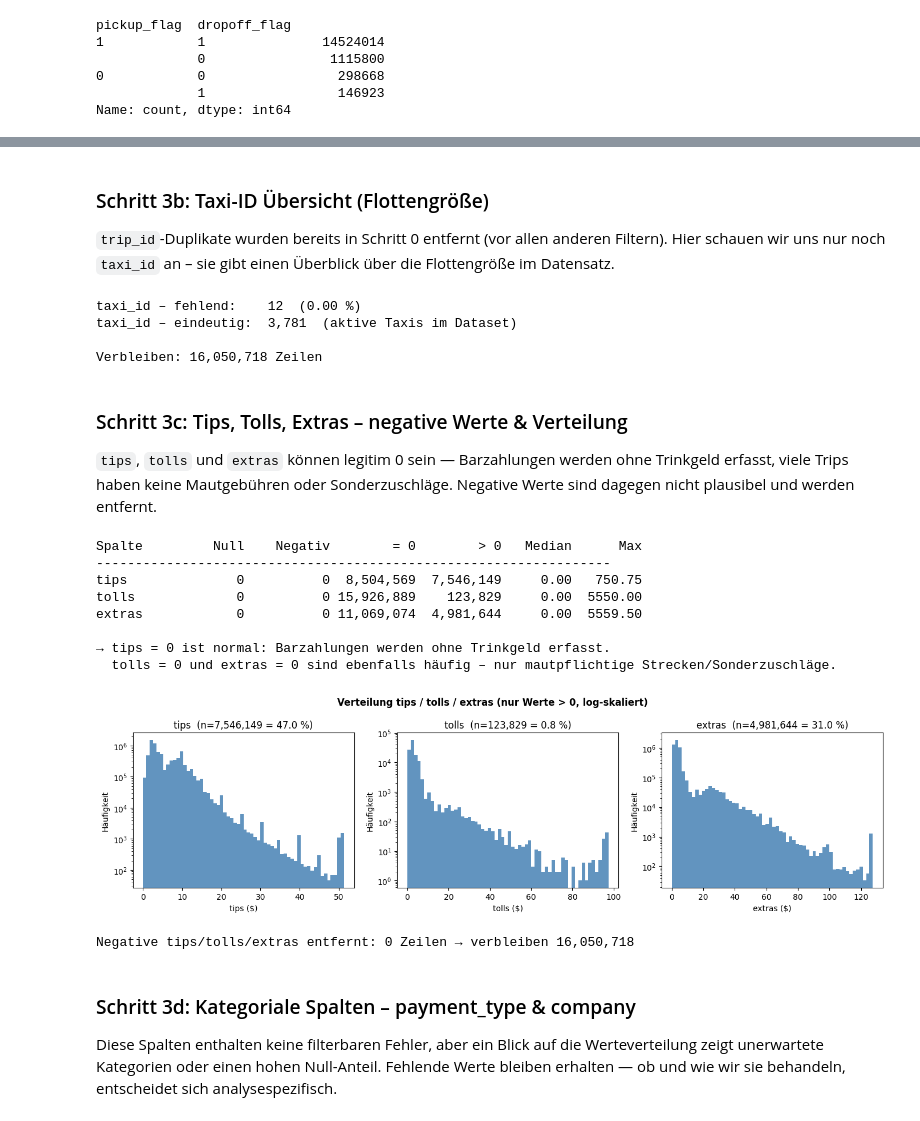
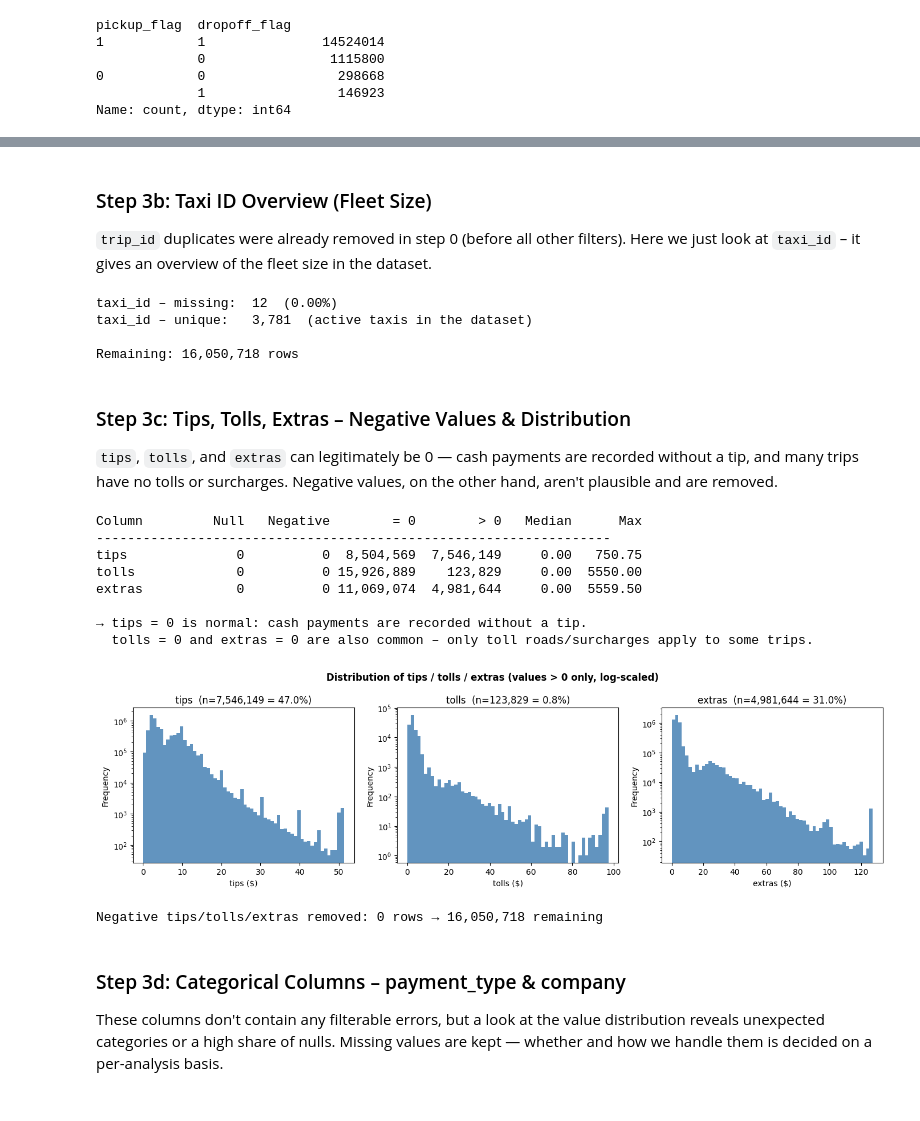
Before and after one commit to nbringew/AAA_Team_1, a Jupyter notebook: notebooks/00_data_loading.ipynb, the cells around one changed output, grey strips where cells are left out. Saved outputs shown, nothing was run; the diff lists cells and outputs as text; code cells hidden in the pictures.

```diff
--- a/notebooks/00_data_loading.ipynb
+++ b/notebooks/00_data_loading.ipynb
@@ -819,33 +820,33 @@ Entfernt: 34,687 Zeilen → verbleiben 16,050,718
 # %% [markdown]
-### Schritt 3b: Taxi-ID Übersicht (Flottengröße)
+### Step 3b: Taxi ID Overview (Fleet Size)
 
-`trip_id`-Duplikate wurden bereits in Schritt 0 entfernt (vor allen anderen Filtern). Hier schauen wir uns nur noch `taxi_id` an – sie gibt einen Überblick über die Flottengröße im Datensatz.
+`trip_id` duplicates were already removed in step 0 (before all other filters). Here we just look at `taxi_id` – it gives an overview of the fleet size in the dataset.
 # %%
 n_null_taxi   = df['taxi_id'].isna().sum()
 n_unique_taxi = df['taxi_id'].nunique()
 
-print(f"taxi_id – fehlend:    {n_null_taxi:,}  ({n_null_taxi/len(df)*100:.2f} %)")
-print(f"taxi_id – eindeutig:  {n_unique_taxi:,}  (aktive Taxis im Dataset)")
-print(f"\nVerbleiben: {len(df):,} Zeilen")
+print(f"taxi_id – missing:  {n_null_taxi:,}  ({n_null_taxi/len(df)*100:.2f}%)")
+print(f"taxi_id – unique:   {n_unique_taxi:,}  (active taxis in the dataset)")
+print(f"\nRemaining: {len(df):,} rows")
 
 cleaning_log.append((
-    "3b – taxi_id Übersicht",
+    "3b - taxi_id overview",
     0,
-    f"Nur Reporting ({n_unique_taxi:,} eindeutige Taxis), keine Filterung"
+    f"Reporting only ({n_unique_taxi:,} unique taxis), no filtering"
 ))
 # %% [output]
-taxi_id – fehlend:    12  (0.00 %)
-taxi_id – eindeutig:  3,781  (aktive Taxis im Dataset)
+taxi_id – missing:  12  (0.00%)
+taxi_id – unique:   3,781  (active taxis in the dataset)
 
-Verbleiben: 16,050,718 Zeilen
+Remaining: 16,050,718 rows
 # %% [markdown]
-### Schritt 3c: Tips, Tolls, Extras – negative Werte & Verteilung
+### Step 3c: Tips, Tolls, Extras – Negative Values & Distribution
 
-`tips`, `tolls` und `extras` können legitim 0 sein — Barzahlungen werden ohne Trinkgeld erfasst, viele Trips haben keine Mautgebühren oder Sonderzuschläge. Negative Werte sind dagegen nicht plausibel und werden entfernt.
+`tips`, `tolls`, and `extras` can legitimately be 0 — cash payments are recorded without a tip, and many trips have no tolls or surcharges. Negative values, on the other hand, aren't plausible and are removed.
 # %%
 tte_cols = ['tips', 'tolls', 'extras']
 
-print(f"{'Spalte':<10} {'Null':>8} {'Negativ':>10} {'= 0':>10} {'> 0':>10} {'Median':>8} {'Max':>8}")
+print(f"{'Column':<10} {'Null':>8} {'Negative':>10} {'= 0':>10} {'> 0':>10} {'Median':>8} {'Max':>8}")
 print("-" * 66)
 for col in tte_cols:
     n_null = df[col].isna().sum()
@@ -856,52 +857,52 @@ for col in tte_cols:
     mx     = df[col].max()
     print(f"{col:<10} {n_null:>8,} {n_neg:>10,} {n_zero:>10,} {n_pos:>10,} {med:>8.2f} {mx:>8.2f}")
 
-print(f"\n→ tips = 0 ist normal: Barzahlungen werden ohne Trinkgeld erfasst.")
-print(f"  tolls = 0 und extras = 0 sind ebenfalls häufig – nur mautpflichtige Strecken/Sonderzuschläge.")
+print(f"\n→ tips = 0 is normal: cash payments are recorded without a tip.")
+print(f"  tolls = 0 and extras = 0 are also common – only toll roads/surcharges apply to some trips.")
 
-# Verteilung der positiven Werte
+# Distribution of the positive values
 fig, axes = plt.subplots(1, 3, figsize=(14, 4))
-fig.suptitle("Verteilung tips / tolls / extras (nur Werte > 0, log-skaliert)", fontsize=12, fontweight='bold')
+fig.suptitle("Distribution of tips / tolls / extras (values > 0 only, log-scaled)", fontsize=12, fontweight='bold')
 for ax, col in zip(axes, tte_cols):
     pos_data = df[col][df[col] > 0].dropna()
     if len(pos_data) == 0:
         ax.set_visible(False)
         continue
     p999 = pos_data.quantile(0.999)
     ax.hist(pos_data.clip(upper=p999 * 1.5), bins=60, color='steelblue', edgecolor='none', alpha=0.85)
-    ax.set_title(f"{col}  (n={len(pos_data):,} = {len(pos_data)/len(df)*100:.1f} %)")
+    ax.set_title(f"{col}  (n={len(pos_data):,} = {len(pos_data)/len(df)*100:.1f}%)")
     ax.set_xlabel(f'{col} ($)')
-    ax.set_ylabel('Häufigkeit')
+    ax.set_ylabel('Frequency')
     ax.set_yscale('log')
 plt.tight_layout()
 plt.show()
 
-# Negative Werte entfernen
+# Remove negative values
 before = len(df)
 df = df[(df['tips'] >= 0) & (df['tolls'] >= 0) & (df['extras'] >= 0)].copy()
 step3c_removed = before - len(df)
-print(f"\nNegative tips/tolls/extras entfernt: {step3c_removed:,} Zeilen → verbleiben {len(df):,}")
+print(f"\nNegative tips/tolls/extras removed: {step3c_removed:,} rows → {len(df):,} remaining")
 
 cleaning_log.append((
-    "3c – Negative tips/tolls/extras",
+    "3c - Negative tips/tolls/extras",
     step3c_removed,
-    "Zeilen mit negativen Werten entfernt"
+    "Rows with negative values removed"
 ))
 # %% [output]
-Spalte         Null    Negativ        = 0        > 0   Median      Max
+Column         Null   Negative        = 0        > 0   Median      Max
 ------------------------------------------------------------------
 tips              0          0  8,504,569  7,546,149     0.00   750.75
 tolls             0          0 15,926,889    123,829     0.00  5550.00
 extras            0          0 11,069,074  4,981,644     0.00  5559.50
 
-→ tips = 0 ist normal: Barzahlungen werden ohne Trinkgeld erfasst.
-  tolls = 0 und extras = 0 sind ebenfalls häufig – nur mautpflichtige Strecken/Sonderzuschläge.
+→ tips = 0 is normal: cash payments are recorded without a tip.
+  tolls = 0 and extras = 0 are also common – only toll roads/surcharges apply to some trips.
-[figure, old version]
+[figure, new version]
-Negative tips/tolls/extras entfernt: 0 Zeilen → verbleiben 16,050,718
+Negative tips/tolls/extras removed: 0 rows → 16,050,718 remaining
 # %% [markdown]
-### Schritt 3d: Kategoriale Spalten – payment_type & company
+### Step 3d: Categorical Columns – payment_type & company
 
-Diese Spalten enthalten keine filterbaren Fehler, aber ein Blick auf die Werteverteilung zeigt unerwartete Kategorien oder einen hohen Null-Anteil. Fehlende Werte bleiben erhalten — ob und wie wir sie behandeln, entscheidet sich analysespezifisch.
+These columns don't contain any filterable errors, but a look at the value distribution reveals unexpected categories or a high share of nulls. Missing values are kept — whether and how we handle them is decided on a per-analysis basis.
 # %%
 # payment_type
 print("=== payment_type ===")
```
Also changed, not shown: parts of 27 cells of this notebook.
